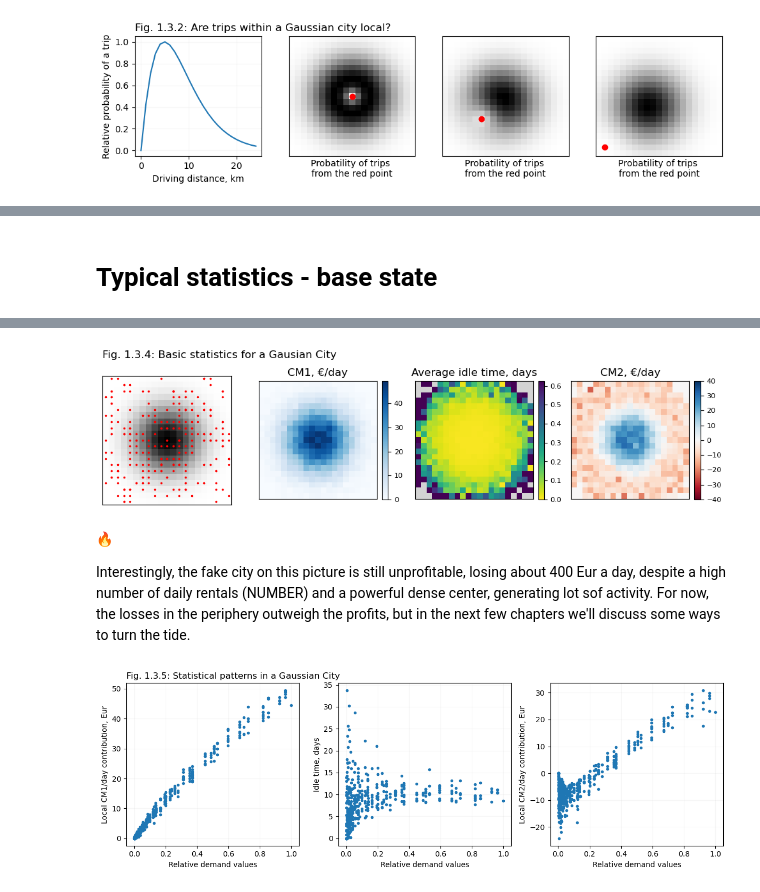
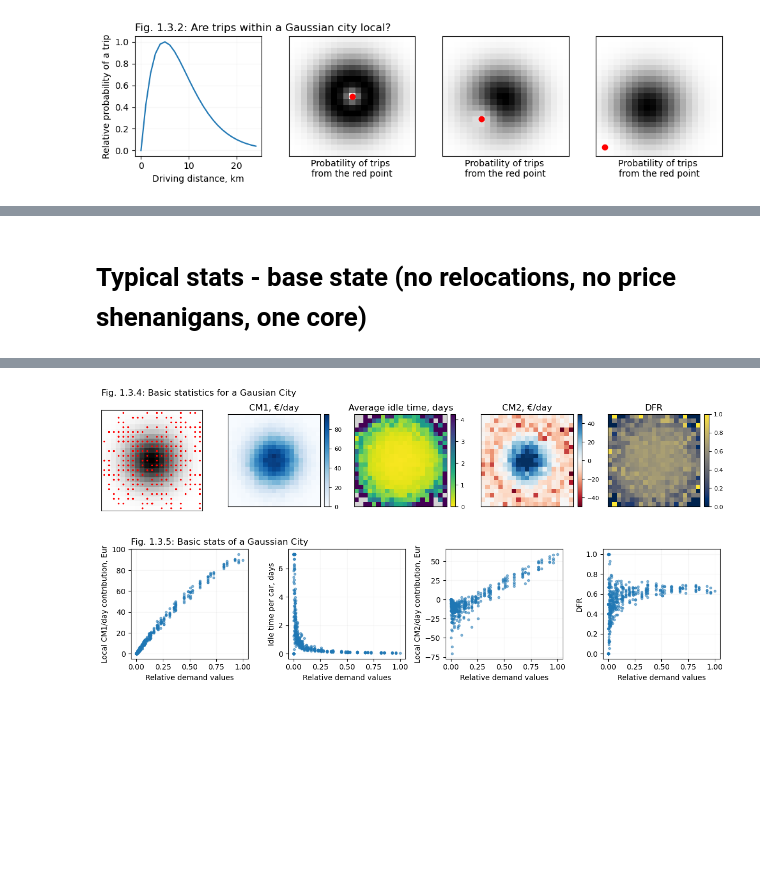
Before and after one commit to khakhalin/carsharing101, a Jupyter notebook: scripts/01natural_03city.ipynb, the cells around one changed output, grey strips where cells are left out. Cells and saved outputs as stored; diff of their text form; code cells hidden in the pictures; blank space fills up the shorter version.

```diff
--- a/scripts/01natural_03city.ipynb
+++ b/scripts/01natural_03city.ipynb
@@ -205,25 +197,28 @@ plt.savefig("../figures/01simple_03city_03cardistribution.svg", dpi=300)
 [figure]
 # %% [markdown]
-# Typical statistics - base state
+# Typical stats - base state (no relocations, no price shenanigans, one core)
 # %%
 # Testing grounds, not a real figure
 config = {
     "seed": 1,  # Random seed
     "city_width": 21, # km
-    "grid_step": 1, # km. Intermediate resolution
+    "initial_r": 5, # km
+    "grid_step": 1, # km. Use 1 for ~intermediate resolution
     "density_sigma": 5, # Gaussian sigma. A bit smaller than default, to have close-to-zero demands
-    "n_cars": 300,
-    "settle_down_steps": 4000, # Number of steps without stats collection, for the system to settle down
-    "p_rental": 0.6,  # The simplest way to regulate trips/car/day and city profitability. This city is unprofitable
+    "n_cars": 500,
+    "settle_down_steps": 3000, # Number of steps without stats collection, for the system to settle down
+    "p_factor": 0.06,  # The simplest way to regulate trips/car/day and city profitability
+    "tick_in_minutes": 2,
 }
 
+import numpy as np
 import matplotlib.pyplot as plt
 from city_simulator import City
 
 city = City(config)
 city.init_cars()
-city.simulate(6000)
-plt.figure(figsize=(10, 5))
+city.simulate(30000)
+plt.figure(figsize=(12, 3))
 city.visualize()
 f = plt.gcf()
 ax = f.axes[0]
@@ -249,31 +249,40 @@ plt.savefig("../figures/01simple_03city_04stats_maps.svg", dpi=300)
-[figure, old version]
+[figure, new version]
-# %% [markdown]
-🔥
-
-Interestingly, the fake city on this picture is still unprofitable, losing about 400 Eur a day, despite a high number of daily rentals (NUMBER) and a powerful dense center, generating lot sof activity. For now, the losses in the periphery outweigh the profits, but in the next few chapters we'll discuss some ways to turn the tide.
 # %%
 # Stats, use data from the previous run 👆
-plt.figure(figsize=(12, 4))
-plt.subplot(131)
-plt.title("Fig. 1.3.5: Statistical patterns in a Gaussian City", loc='left');
-plt.plot(city.demand.flatten(), city.stats_cm1.flatten() / city.n_days, '.')
+
+demand = city.demand.flatten()
+cm1 = city.stats_cm1.flatten() / city.n_days
+cm2 = city.stats_cm2.flatten() / city.n_days
+idle_times = city.stats_idle_time.flatten() * city.tick_in_minutes / 60 / 24 / np.maximum(1, city.stats_n_rentals.flatten())
+dfr = city.stats_n_rentals.flatten() / np.maximum(1, city.stats_n_apops.flatten())
+
+plt.figure(figsize=(12, 3))
+plt.subplot(141)
+plt.title("Fig. 1.3.5: Basic stats of a Gaussian City", loc='left');
+plt.plot(demand, cm1, '.', alpha=0.5)
 plt.grid(alpha=0.1)
 plt.xlabel("Relative demand values")
 plt.ylabel("Local CM1/day contribution, Eur")
 
-plt.subplot(132)
-plt.plot(city.demand.flatten(), city.stats_idle_time.flatten() * city.tick_in_minutes / 60 / 24, '.')
+plt.subplot(142)
+plt.plot(demand, np.minimum(7, idle_times), '.', alpha=0.5)
 plt.grid(alpha=0.1)
 plt.xlabel("Relative demand values")
-plt.ylabel("Idle time, days")
+plt.ylabel("Idle time per car, days")
 
-plt.subplot(133)
-plt.plot(city.demand.flatten(), city.stats_cm2.flatten() / city.n_days, '.')
+plt.subplot(143)
+plt.plot(demand, cm2, '.', alpha=0.5)
 plt.grid(alpha=0.1)
 plt.xlabel("Relative demand values")
 plt.ylabel("Local CM2/day contribution, Eur")
 
+plt.subplot(144)
+plt.plot(demand, dfr, '.', alpha=0.5)
+plt.grid(alpha=0.1)
+plt.xlabel("Relative demand values")
+plt.ylabel("DFR")
+
 plt.tight_layout();
 plt.savefig("../figures/01simple_03city_05stats_plots.svg", dpi=300)
 # %% [output]
-[figure, old version]
+[figure, new version]
```
Also changed, not shown: parts of 7 cells of this notebook, 10 other files.
